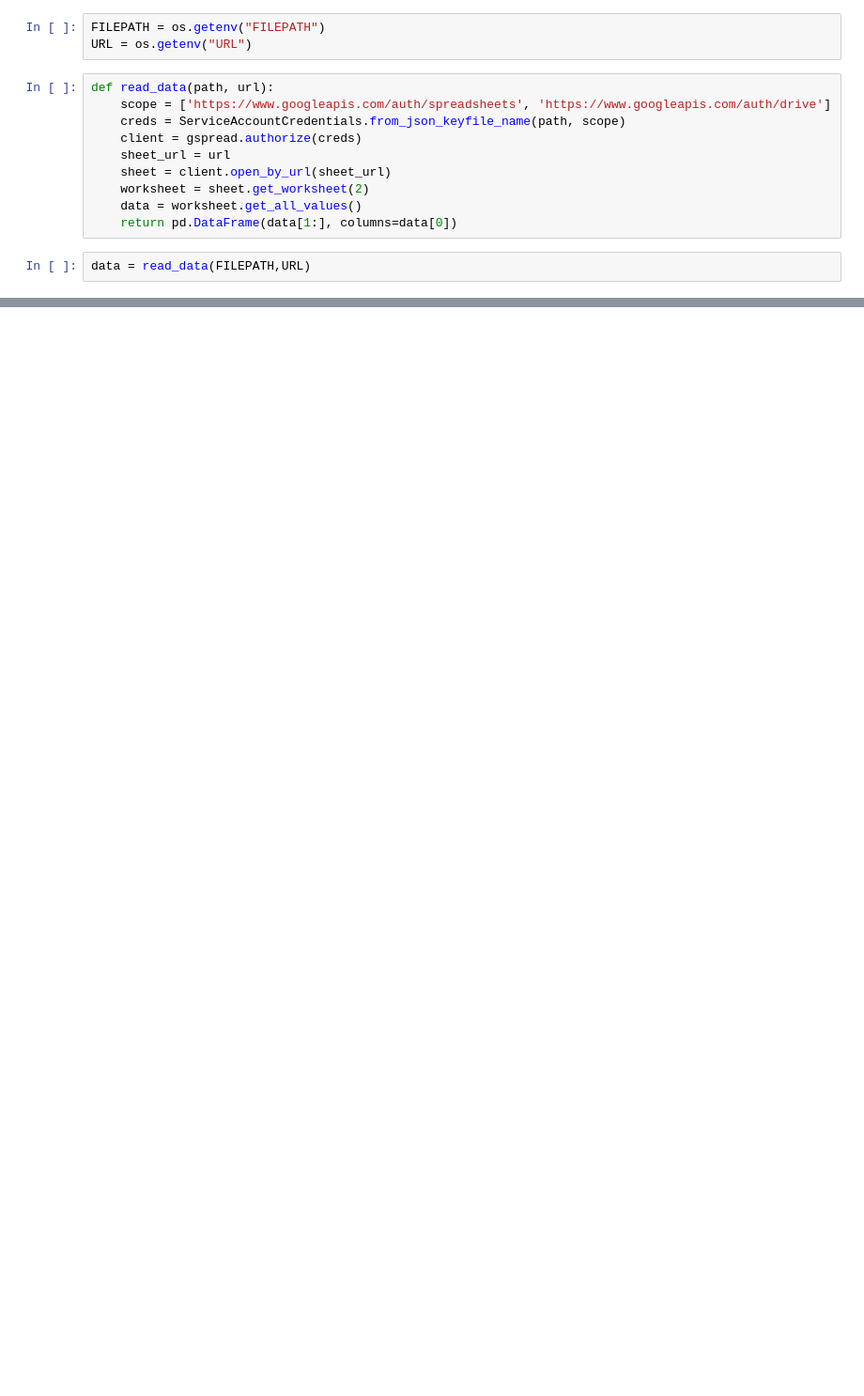
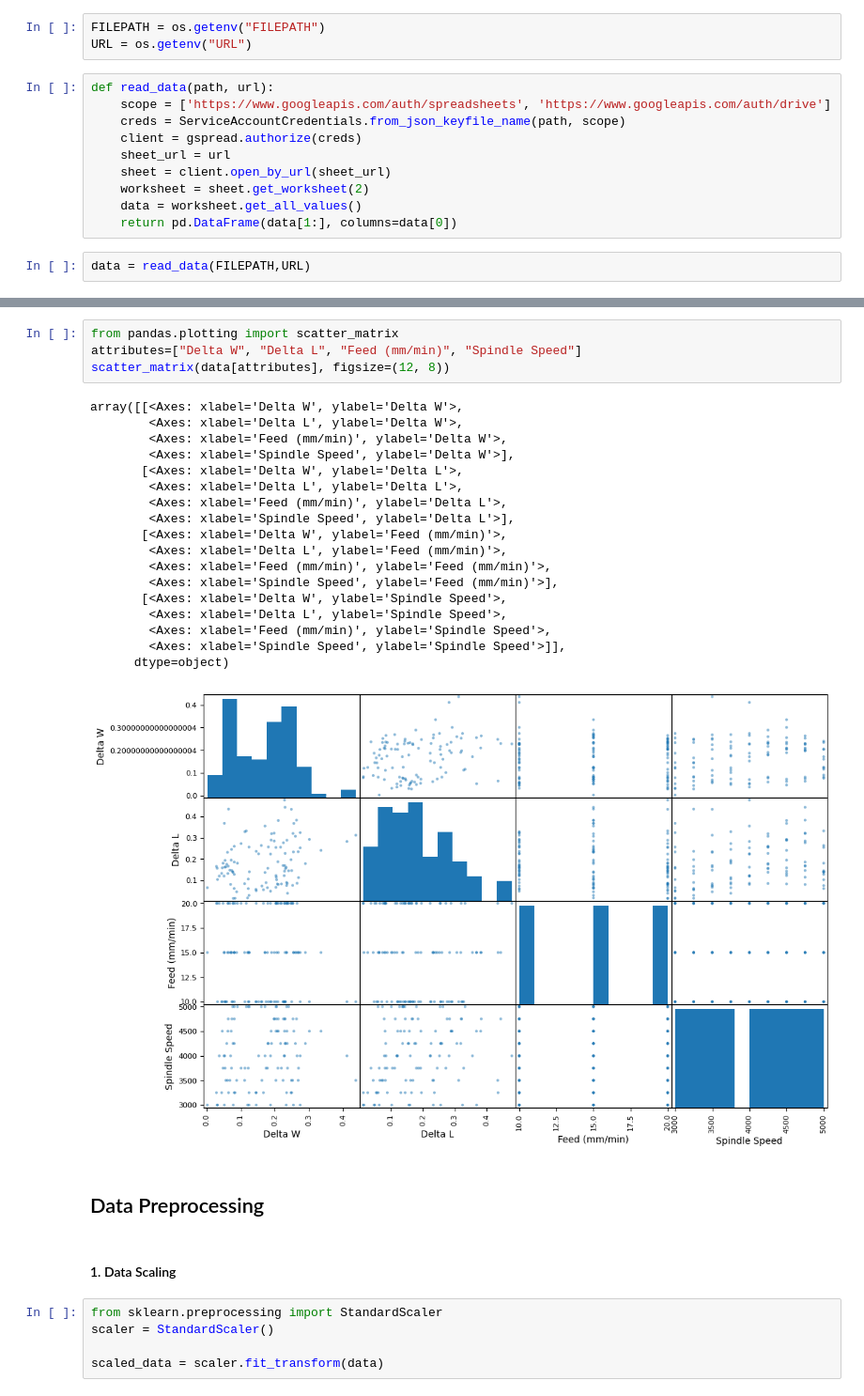
Before and after one commit to VardanMittal/Micromilling_process_optimisation, a Jupyter notebook: main.ipynb, the cells around one changed output, grey strips where cells are left out. Shown at 94% size. Drawn from its saved outputs; the diff is of its cells as text; blank space fills up the shorter version.

```diff
--- a/main.ipynb
+++ b/main.ipynb
@@ -48,0 +134,32 @@ data.head()
+# %%
+from pandas.plotting import scatter_matrix
+attributes=["Delta W", "Delta L", "Feed (mm/min)", "Spindle Speed"]
+scatter_matrix(data[attributes], figsize=(12, 8))
+# %% [output]
+array([[<Axes: xlabel='Delta W', ylabel='Delta W'>,
+        <Axes: xlabel='Delta L', ylabel='Delta W'>,
+        <Axes: xlabel='Feed (mm/min)', ylabel='Delta W'>,
+        <Axes: xlabel='Spindle Speed', ylabel='Delta W'>],
+       [<Axes: xlabel='Delta W', ylabel='Delta L'>,
+        <Axes: xlabel='Delta L', ylabel='Delta L'>,
+        <Axes: xlabel='Feed (mm/min)', ylabel='Delta L'>,
+        <Axes: xlabel='Spindle Speed', ylabel='Delta L'>],
+       [<Axes: xlabel='Delta W', ylabel='Feed (mm/min)'>,
+        <Axes: xlabel='Delta L', ylabel='Feed (mm/min)'>,
+        <Axes: xlabel='Feed (mm/min)', ylabel='Feed (mm/min)'>,
+        <Axes: xlabel='Spindle Speed', ylabel='Feed (mm/min)'>],
+       [<Axes: xlabel='Delta W', ylabel='Spindle Speed'>,
+        <Axes: xlabel='Delta L', ylabel='Spindle Speed'>,
+        <Axes: xlabel='Feed (mm/min)', ylabel='Spindle Speed'>,
+        <Axes: xlabel='Spindle Speed', ylabel='Spindle Speed'>]],
+      dtype=object)
+[figure, added]
+# %% [markdown]
+## Data Preprocessing
+# %% [markdown]
+#### 1. Data Scaling
+# %%
+from sklearn.preprocessing import StandardScaler
+scaler = StandardScaler()
+
+scaled_data = scaler.fit_transform(data)
```
Also changed, not shown: parts of 25 cells of this notebook, 1 other file.
